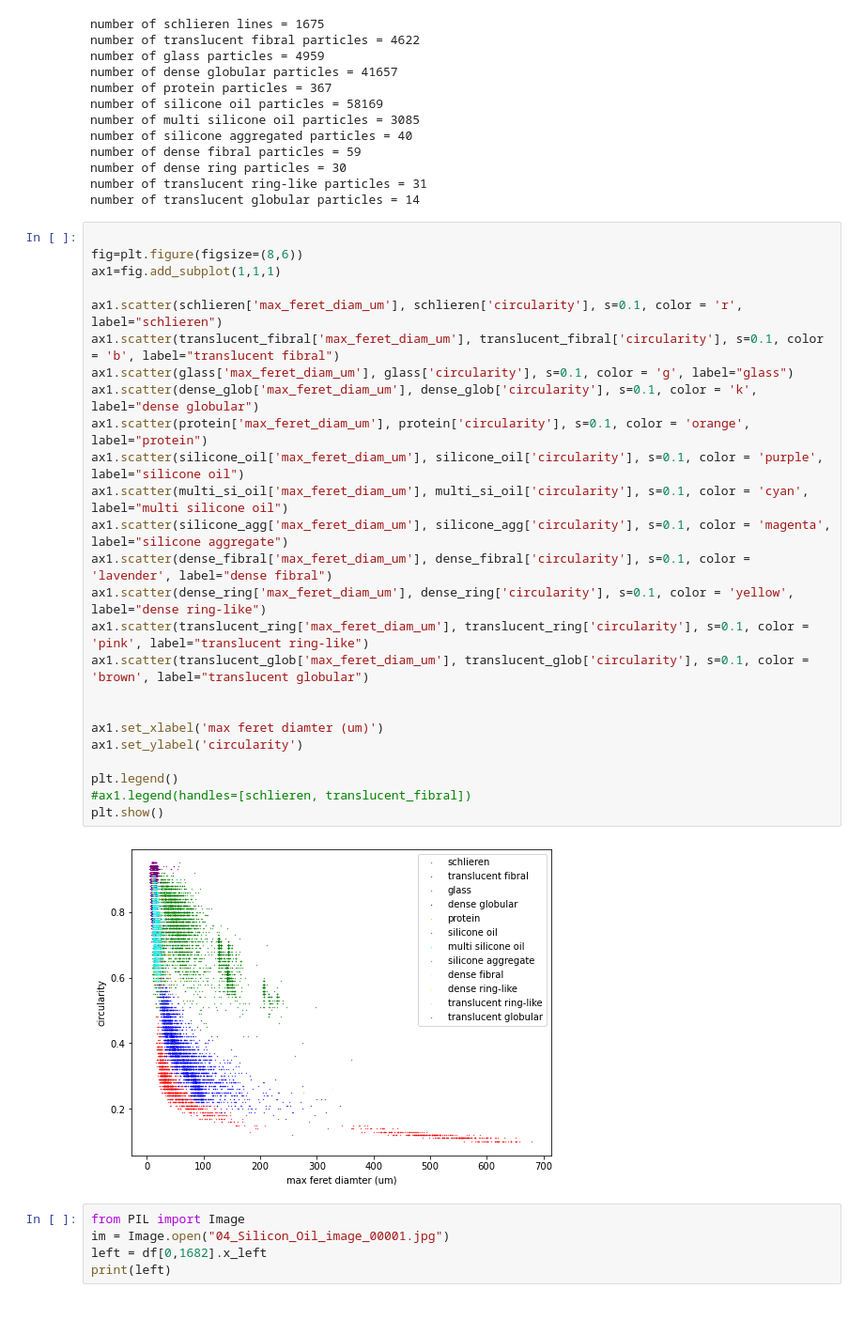
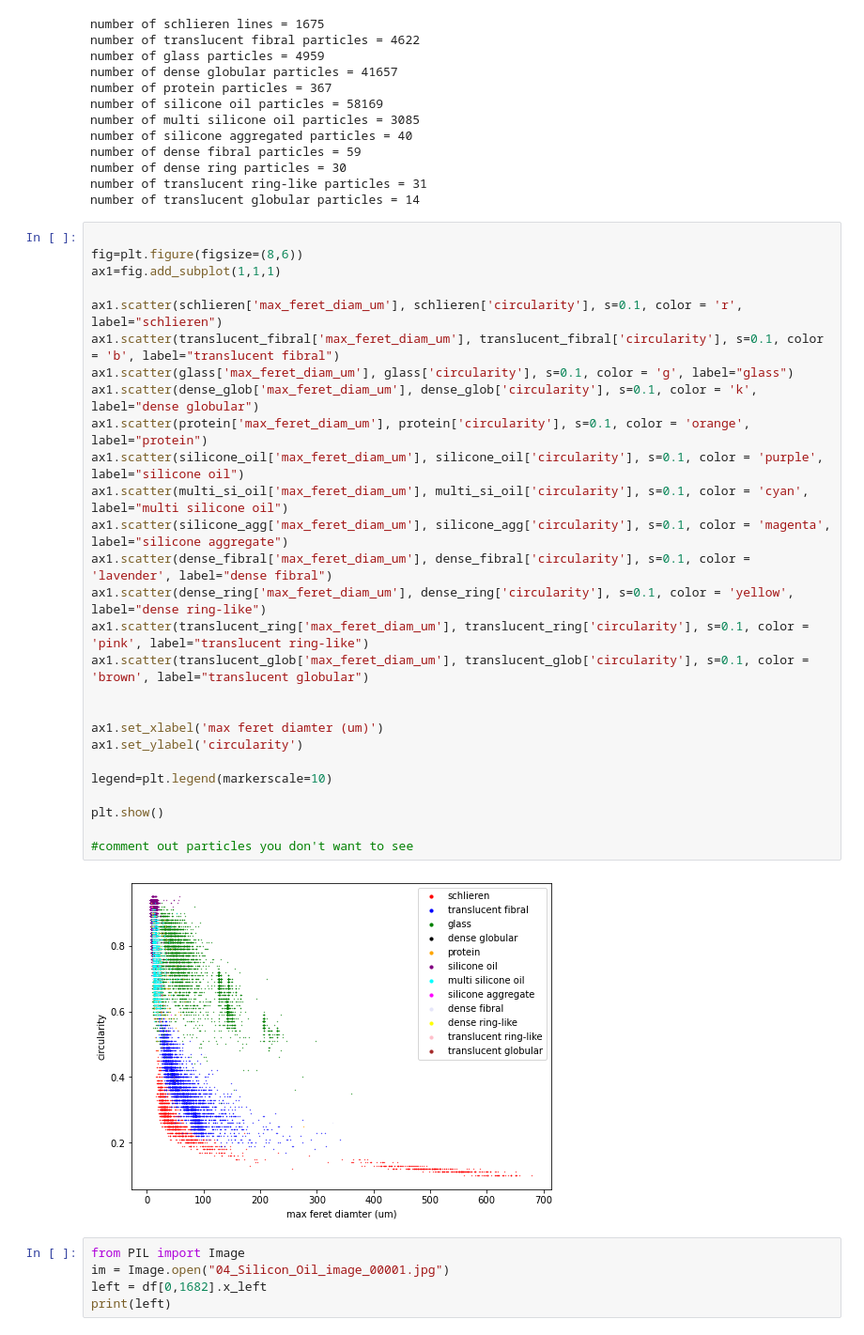
Before and after one commit to Scottholman33/KBI, a Jupyter notebook: KBI_Python_Start.ipynb, the cells around one changed output. Shown at 94% size. Saved outputs shown, nothing was run; the diff lists cells and outputs as text.

Commit message:
changed legend symbol size

```diff
--- a/KBI_Python_Start.ipynb
+++ b/KBI_Python_Start.ipynb
@@ -153,30 +153,32 @@ number of translucent globular particles = 14
 # %%
 
 fig=plt.figure(figsize=(8,6))
 ax1=fig.add_subplot(1,1,1)
 
 ax1.scatter(schlieren['max_feret_diam_um'], schlieren['circularity'], s=0.1, color = 'r', label="schlieren")
 ax1.scatter(translucent_fibral['max_feret_diam_um'], translucent_fibral['circularity'], s=0.1, color = 'b', label="translucent fibral")
 ax1.scatter(glass['max_feret_diam_um'], glass['circularity'], s=0.1, color = 'g', label="glass")
 ax1.scatter(dense_glob['max_feret_diam_um'], dense_glob['circularity'], s=0.1, color = 'k', label="dense globular")
 ax1.scatter(protein['max_feret_diam_um'], protein['circularity'], s=0.1, color = 'orange', label="protein")
 ax1.scatter(silicone_oil['max_feret_diam_um'], silicone_oil['circularity'], s=0.1, color = 'purple', label="silicone oil")
 ax1.scatter(multi_si_oil['max_feret_diam_um'], multi_si_oil['circularity'], s=0.1, color = 'cyan', label="multi silicone oil")
 ax1.scatter(silicone_agg['max_feret_diam_um'], silicone_agg['circularity'], s=0.1, color = 'magenta', label="silicone aggregate")
 ax1.scatter(dense_fibral['max_feret_diam_um'], dense_fibral['circularity'], s=0.1, color = 'lavender', label="dense fibral")
 ax1.scatter(dense_ring['max_feret_diam_um'], dense_ring['circularity'], s=0.1, color = 'yellow', label="dense ring-like")
 ax1.scatter(translucent_ring['max_feret_diam_um'], translucent_ring['circularity'], s=0.1, color = 'pink', label="translucent ring-like")
 ax1.scatter(translucent_glob['max_feret_diam_um'], translucent_glob['circularity'], s=0.1, color = 'brown', label="translucent globular")
 
 
 ax1.set_xlabel('max feret diamter (um)')
 ax1.set_ylabel('circularity')
 
-plt.legend()
-#ax1.legend(handles=[schlieren, translucent_fibral])
+legend=plt.legend(markerscale=10)
+
 plt.show()
+
+#comment out particles you don't want to see
 # %% [output]
-[figure, old version]
+[figure, new version]
 # %%
 from PIL import Image
 im = Image.open("04_Silicon_Oil_image_00001.jpg")
```
Also changed, not shown: parts of 2 cells of this notebook.
